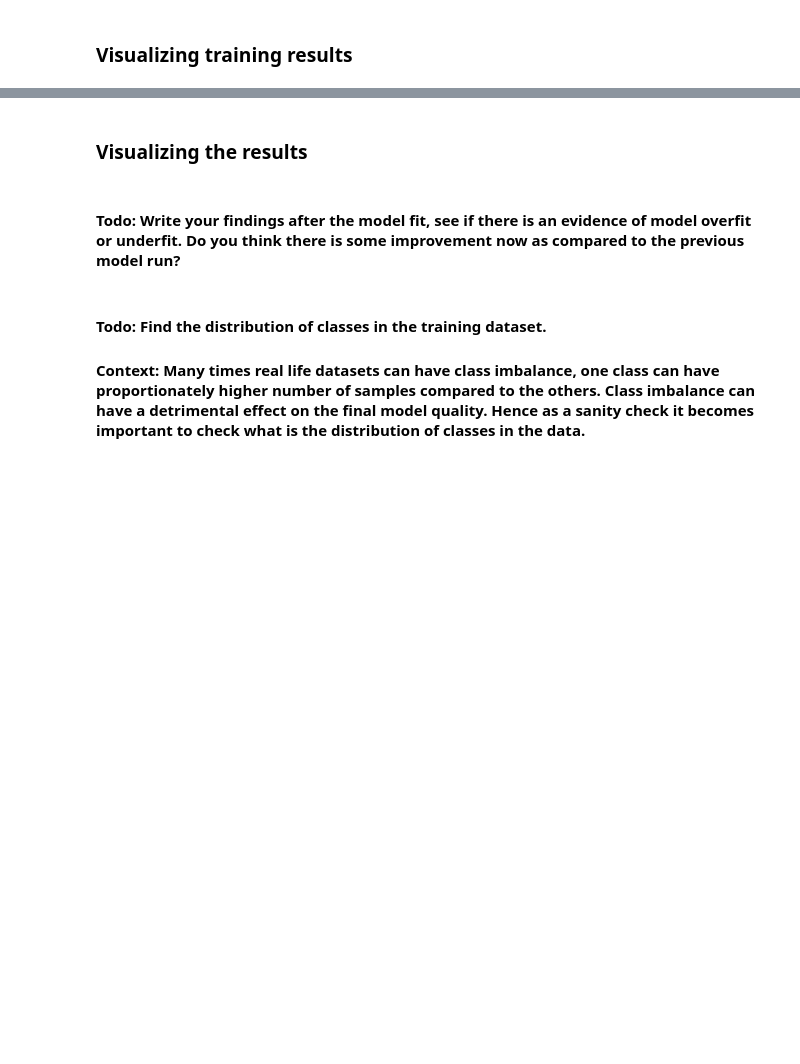
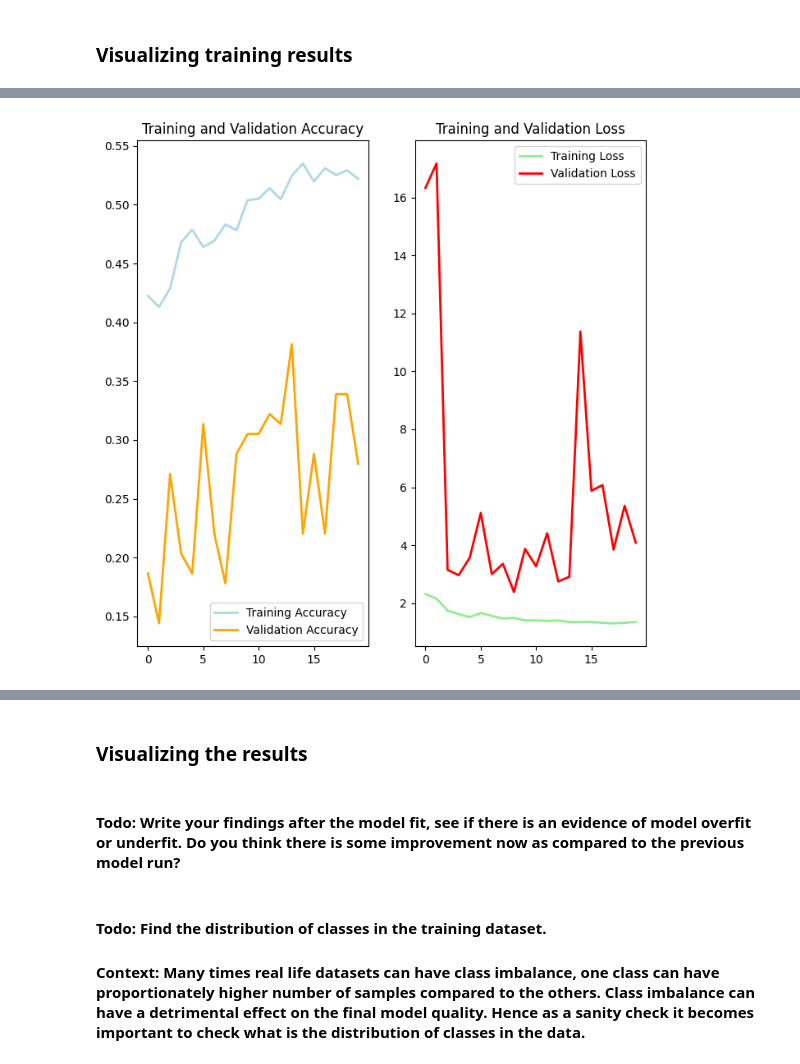
Before and after one commit to aravindvcyber/Melanoma-Detection-Assignment, a Jupyter notebook: Aravind_Vadamalaimuthu_nn.ipynb, the cells around one changed output, grey strips where cells are left out. Cells and saved outputs as stored; diff of their text form; code cells hidden in the pictures; blank space fills up the shorter version.

```diff
--- a/Aravind_Vadamalaimuthu_nn.ipynb
+++ b/Aravind_Vadamalaimuthu_nn.ipynb
@@ -279,0 +332,29 @@ augmentation
+# %%
+datagen = ImageDataGenerator(
+        featurewise_center=False,  # set input mean to 0 over the dataset
+        samplewise_center=False,  # set each sample mean to 0
+        featurewise_std_normalization=False,  # divide inputs by std of the dataset
+        samplewise_std_normalization=False,  # divide each input by its std
+        zca_whitening=False,  # apply ZCA whitening
+        rotation_range=10,  # randomly rotate images in the range (degrees, 0 to 180)
+        zoom_range = 0.1, # Randomly zoom image
+        width_shift_range=0.1,  # randomly shift images horizontally (fraction of total width)
+        height_shift_range=0.1,  # randomly shift images vertically (fraction of total height)
+        horizontal_flip=False,  # randomly flip images
+        vertical_flip=False)  # randomly flip images
+
+image_class = ['actinic keratosis', 'basal cell carcinoma', 'dermatofibroma',
+        'melanoma', 'nevus', 'pigmented benign keratosis', 'seborrheic keratosis',
+         'squamous cell carcinoma','vascular lesion']
+# %%
+training_batches = datagen.flow_from_directory(data_dir_train,
+    target_size = (180,180),
+    classes = image_class,
+    batch_size = 64
+ )
+
+validation_batches = datagen.flow_from_directory(data_dir_test,
+    target_size = (180,180),
+    classes = image_class,
+    batch_size = 64
+)
@@ -279,0 +364,6 @@ augmentation
+# %%
+
+earlystop = EarlyStopping(monitor="val_accuracy",patience=10,mode="auto",verbose=1)
+model.compile(optimizer="Adam",loss="categorical_crossentropy",metrics=["accuracy"])
+# %%
+history = train_model(model, 20, train_ds = training_batches, valid_ds=validation_batches)
@@ -279,0 +389,4 @@ augmentation
+# %%
+plot_training_history(history, len(history.history['accuracy']))
+# %% [output]
+[figure, added]
```
Also changed, not shown: parts of 51 cells of this notebook.
